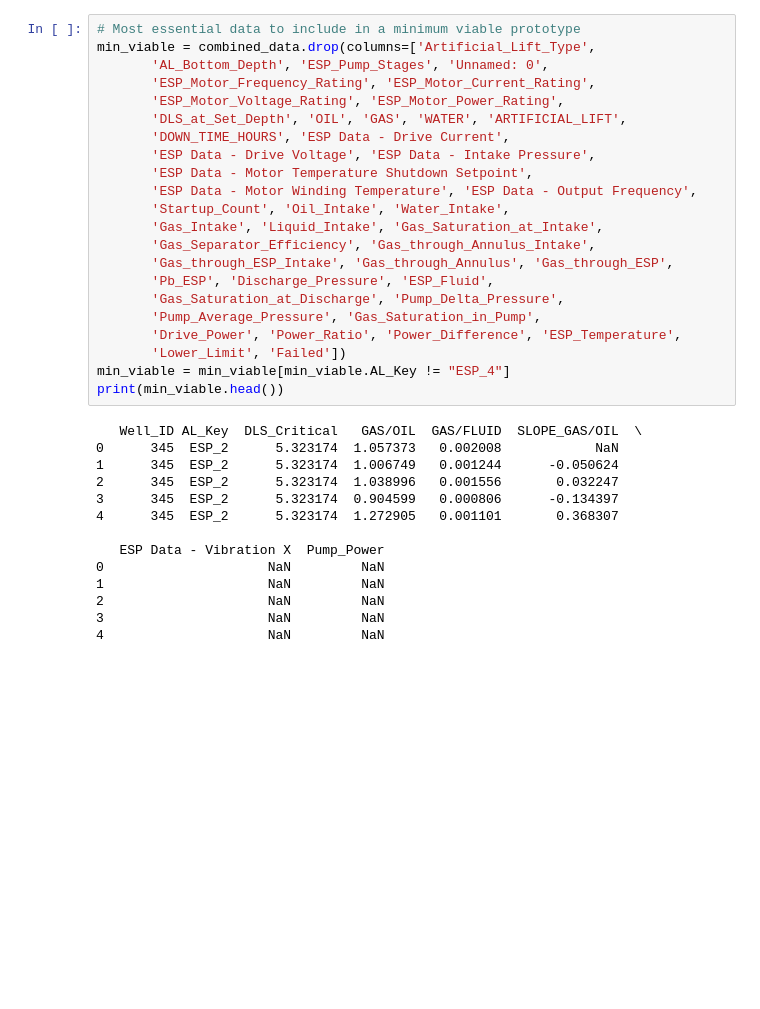
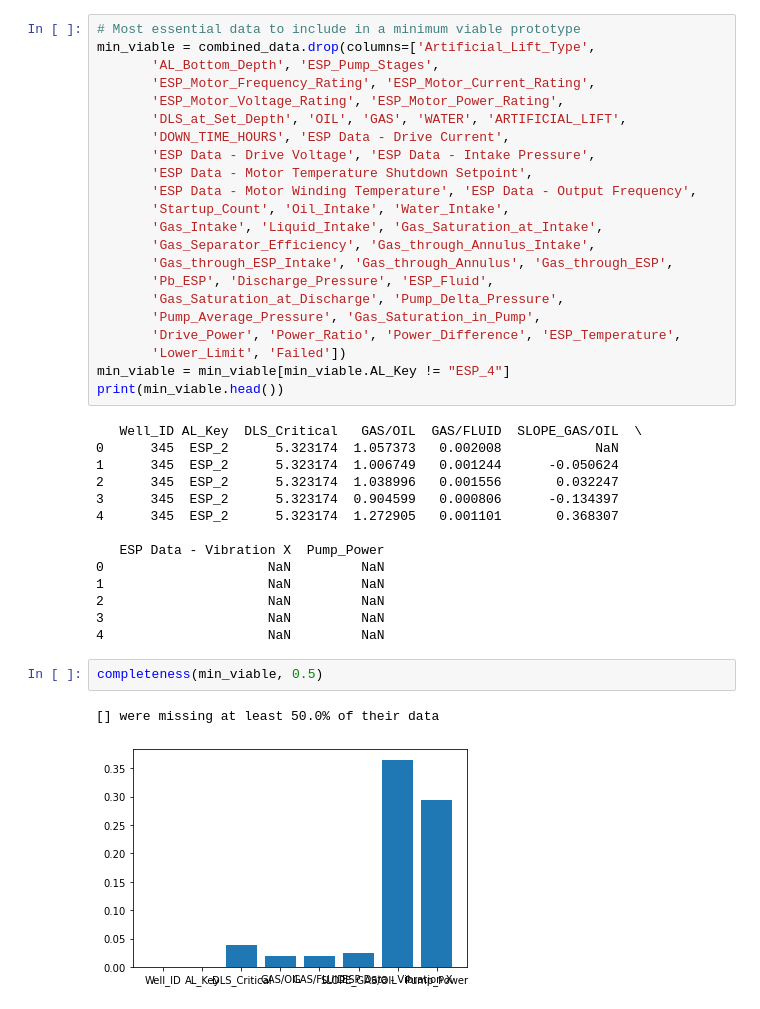
Before and after one commit to BenStormer/Hackalopes-Cleaned, a Jupyter notebook: data_viz.ipynb, the cells around one changed output. Drawn from its saved outputs; the diff is of its cells as text; blank space fills up the shorter version.

```diff
--- a/data_viz.ipynb
+++ b/data_viz.ipynb
@@ -159,7 +161,7 @@ matrix.head(2)
 # %%
 # Most essential data to include in a minimum viable prototype
 min_viable = combined_data.drop(columns=['Artificial_Lift_Type',
-       'AL_Bottom_Depth', 'ESP_Pump_Stages', 'Unnamed: 0',
+       'AL_Bottom_Depth', 'ESP_Pump_Stages',
        'ESP_Motor_Frequency_Rating', 'ESP_Motor_Current_Rating',
        'ESP_Motor_Voltage_Rating', 'ESP_Motor_Power_Rating',
        'DLS_at_Set_Depth', 'OIL', 'GAS', 'WATER', 'ARTIFICIAL_LIFT',
@@ -192,6 +194,11 @@ print(min_viable.head())
 2                     NaN         NaN
 3                     NaN         NaN
 4                     NaN         NaN
+# %%
+completeness(min_viable, 0.5)
+# %% [output]
+[] were missing at least 50.0% of their data
+[figure, added]
 # %%
 well_data["DLS_Critical"].fillna(well_data["DLS_Critical"].mean(), inplace=True)
 well_data.head()
```
Also changed, not shown: parts of 6 cells of this notebook.
